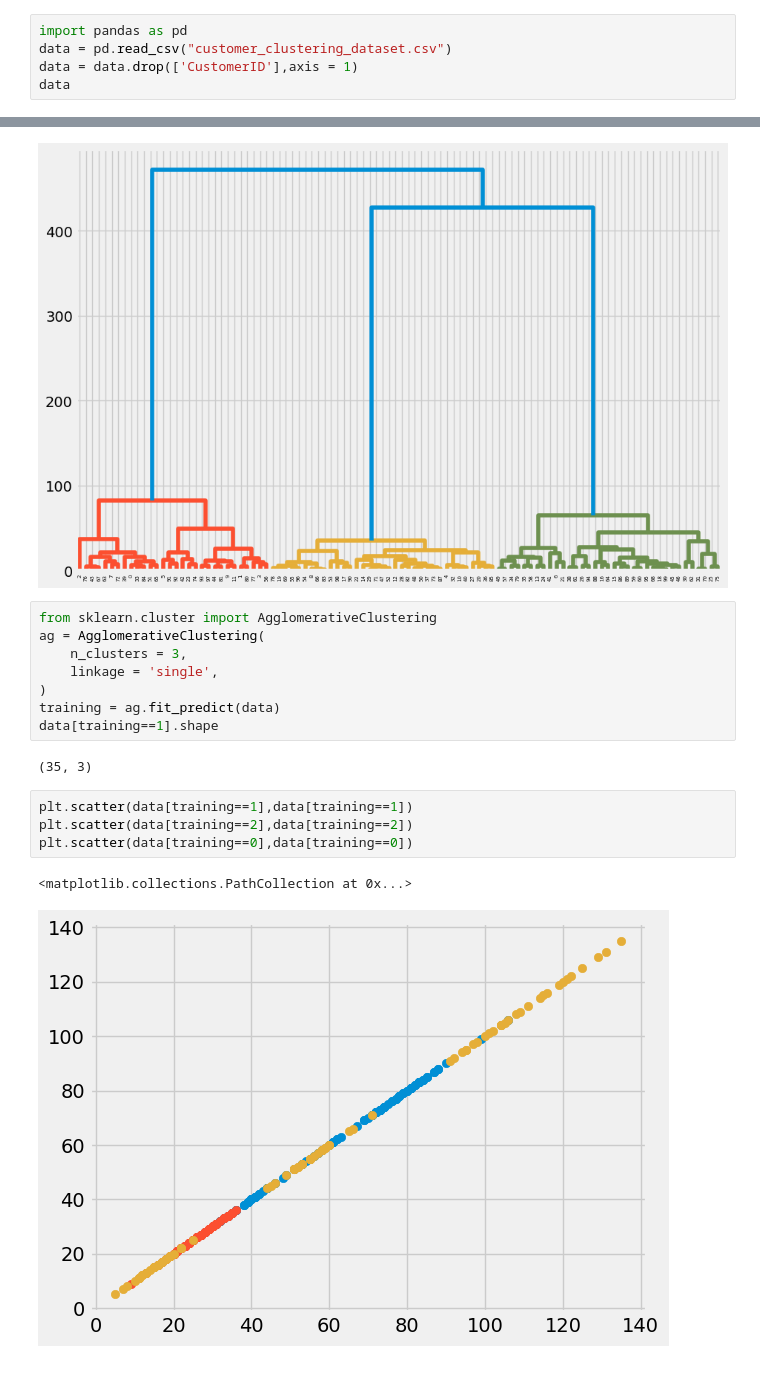
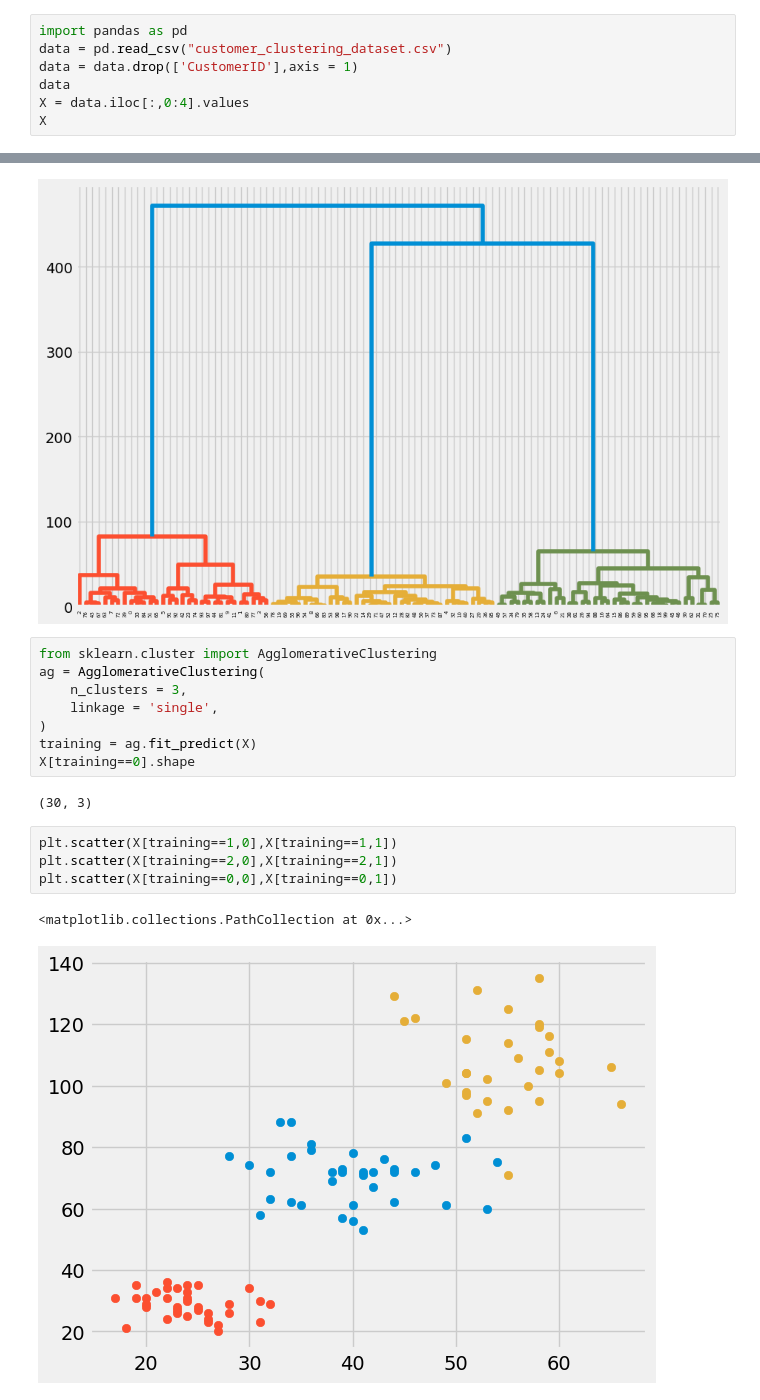
Before and after one commit to zeeshan3106/Machine-Learning, a Jupyter notebook: Agglomerative Custering.ipynb, the cells around one changed output, grey strips where cells are left out. Drawn from its saved outputs; the diff is of its cells as text; blank space fills up the shorter version.

```diff
--- a/Agglomerative Custering.ipynb
+++ b/Agglomerative Custering.ipynb
@@ -5,4 +5,6 @@ import pandas as pd
 data = pd.read_csv("customer_clustering_dataset.csv")
 data = data.drop(['CustomerID'],axis = 1)
 data
+X = data.iloc[:,0:4].values
+X
 # %% [output]
@@ -33,14 +39,14 @@ ag = AgglomerativeClustering(
     n_clusters = 3,
     linkage = 'single',
 )
-training = ag.fit_predict(data)
-data[training==1].shape
+training = ag.fit_predict(X)
+X[training==0].shape
 # %% [output]
-(35, 3)
+(30, 3)
 # %%
-plt.scatter(data[training==1],data[training==1])
-plt.scatter(data[training==2],data[training==2])
-plt.scatter(data[training==0],data[training==0])
+plt.scatter(X[training==1,0],X[training==1,1])
+plt.scatter(X[training==2,0],X[training==2,1])
+plt.scatter(X[training==0,0],X[training==0,1])
 # %% [output]
 <matplotlib.collections.PathCollection at 0x...>
-[figure, old version]
+[figure, new version]
```
Also changed, not shown: parts of 1 cell of this notebook.
